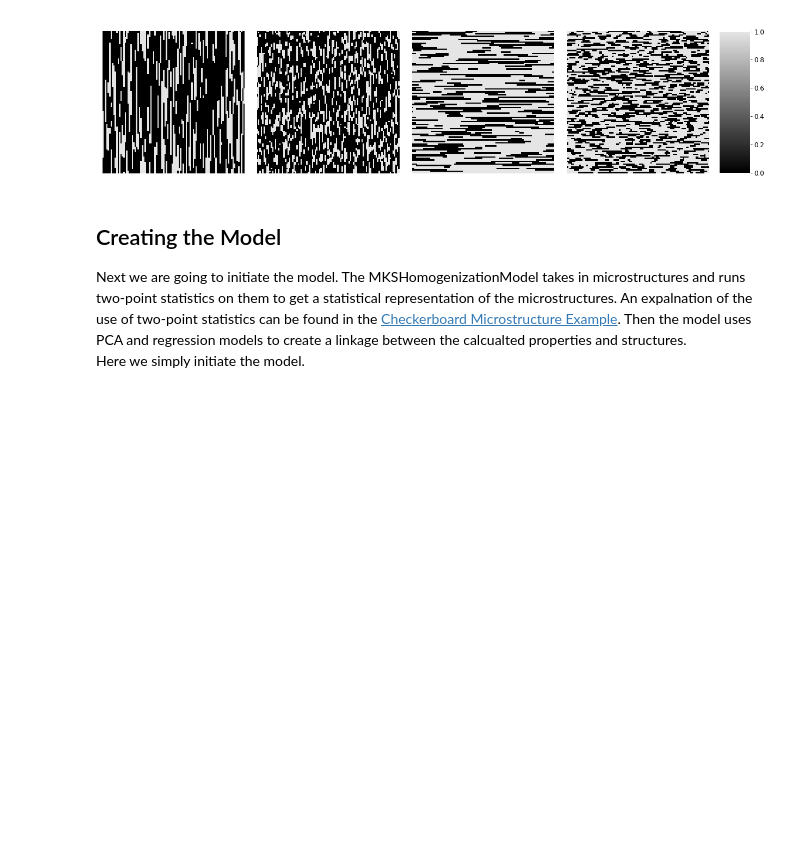
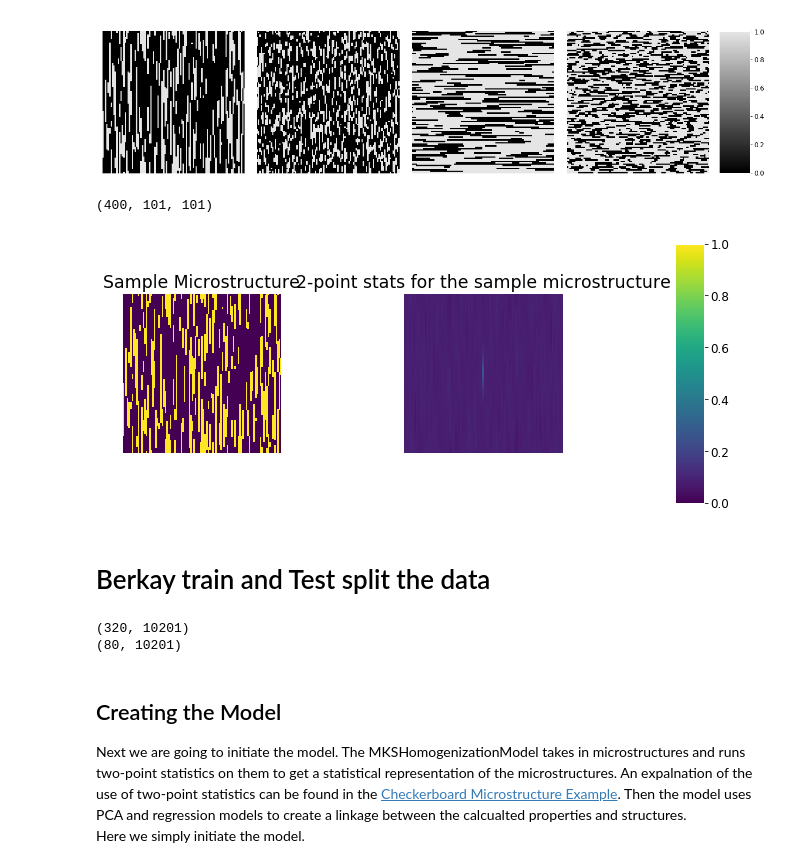
Before and after one commit to beyucel/pymks, a Jupyter notebook: notebooks/fiber-Copy1.ipynb, the cells around one changed output. Saved outputs shown, nothing was run; the diff lists cells and outputs as text; code cells hidden in the pictures; blank space fills up the shorter version.

```diff
--- a/notebooks/fiber-Copy1.ipynb
+++ b/notebooks/fiber-Copy1.ipynb
@@ -53,3 +53,7 @@ examples = dataset[::sample_size]
 draw_microstructures(examples)
 # %% [output]
 [figure]
+# %%
+dataset.shape
+# %% [output]
+(400, 101, 101)
@@ -55,0 +74,40 @@ draw_microstructures(examples)
+# %%
+from toolz.curried import pipe, curry
+from toolz.curried import map as fmap
+import numpy
+
+@curry
+def plot_ax(ax, arrs, titles):
+    ax.set_xticks(())
+    ax.set_yticks(())
+    ax.set_title(titles[ax.colNum])
+    return ax.imshow(
+        arrs[ax.colNum],
+        interpolation='none',
+        vmin=numpy.min(numpy.vstack(arrs)),
+        vmax=numpy.max(numpy.vstack(arrs))
+    )
+
+
+def colorbar(fig, ax, im):
+    ax.yaxis.set_offset_position('right')
+    fig.colorbar(im, cax=ax)
+
+
+def plot(*arrs, titles):
+    fig, axs = plt.subplots(1, len(arrs), figsize=(4 * len(arrs), 4))
+    fig.subplots_adjust(right=0.8)
+    colorbar(
+        fig,
+        fig.add_axes([1.0, 0.05, 0.05, 0.9]),
+        list(fmap(plot_ax(arrs=arrs, titles=titles), axs))[0]
+    )
+    plt.tight_layout()
+# %%
+
+#this is wrong but at least not looks bad /colorbar is wrong
+plot(X[0], allstats[0], titles=("Sample Microstructure", "2-point stats for the sample microstructure"))
+# %% [output]
+[figure, added]
+# %% [markdown]
+# Berkay train and Test split the data
@@ -55,0 +126,6 @@ draw_microstructures(examples)
+# %%
+print(X_train.shape)
+print(X_test.shape)
+# %% [output]
+(320, 10201)
+(80, 10201)
```
Also changed, not shown: parts of 3 cells of this notebook, 9 other files.
